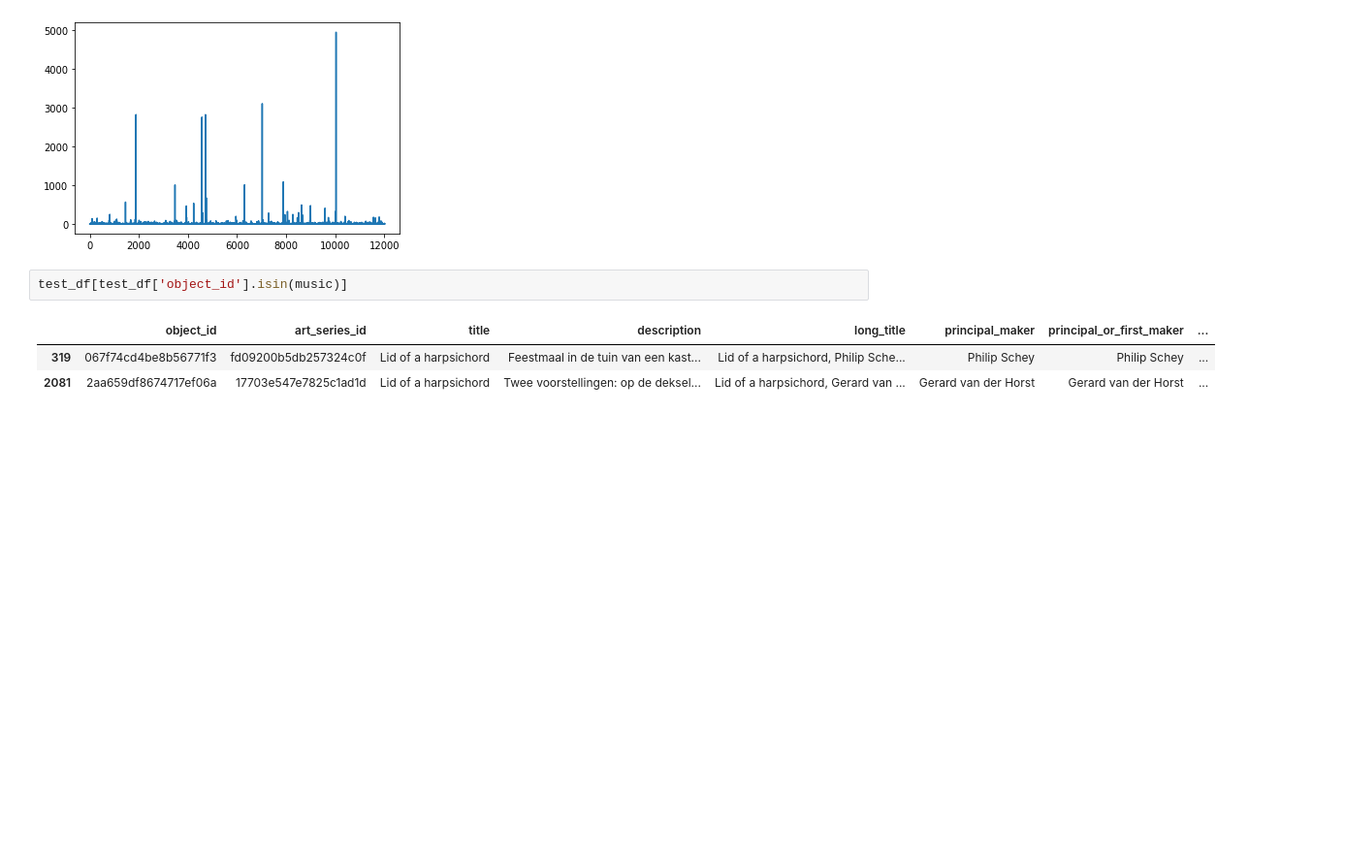
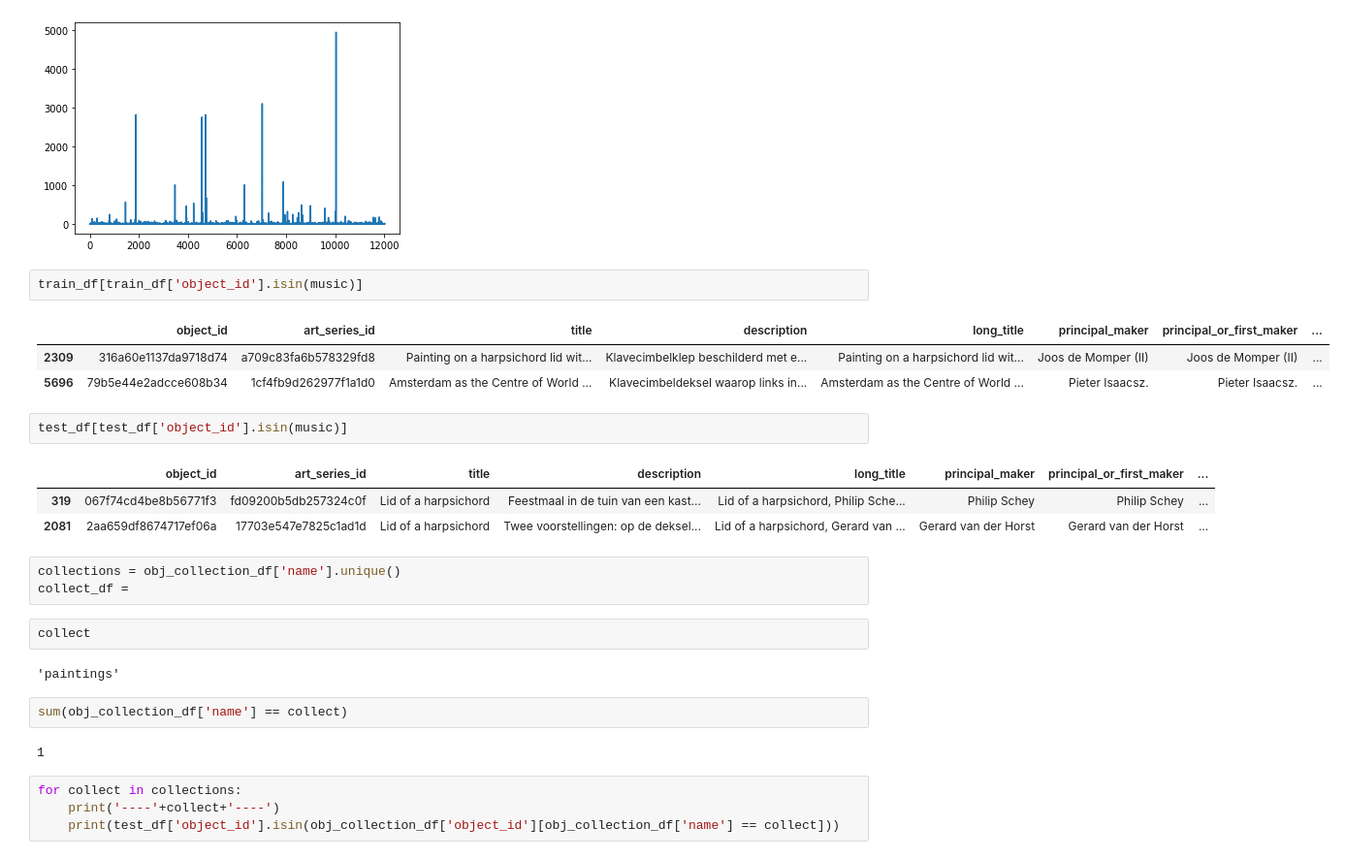
Before and after one commit to heizari/atma_10_art, a Jupyter notebook: notebook/003_EDA.ipynb, the cells around one changed output. Shown: that part at 97% size. Saved outputs shown, nothing was run; the diff lists cells and outputs as text; blank space fills up the shorter version.

```diff
--- a/notebook/003_EDA.ipynb
+++ b/notebook/003_EDA.ipynb
@@ -120,9 +115,30 @@ plt.plot(non_collent_df['likes'])
 # %% [output]
 [<matplotlib.lines.Line2D at 0x...>]
 [figure]
+# %%
+train_df[train_df['object_id'].isin(music)]
+# %% [output]
+|  | object_id | art_series_id | title | description | long_title | principal_maker | principal_or_first_maker | ... |
+| 2309 | 316a60e1137da9718d74 | a709c83fa6b578329fd8 | Painting on a harpsichord lid wit... | Klavecimbelklep beschilderd met e... | Painting on a harpsichord lid wit... | Joos de Momper (II) | Joos de Momper (II) | ... |
+| 5696 | 79b5e44e2adcce608b34 | 1cf4fb9d262977f1a1d0 | Amsterdam as the Centre of World ... | Klavecimbeldeksel waarop links in... | Amsterdam as the Centre of World ... | Pieter Isaacsz. | Pieter Isaacsz. | ... |
 # %%
 test_df[test_df['object_id'].isin(music)]
 # %% [output]
 |  | object_id | art_series_id | title | description | long_title | principal_maker | principal_or_first_maker | ... |
 | 319 | 067f74cd4be8b56771f3 | fd09200b5db257324c0f | Lid of a harpsichord | Feestmaal in de tuin van een kast... | Lid of a harpsichord, Philip Sche... | Philip Schey | Philip Schey | ... |
 | 2081 | 2aa659df8674717ef06a | 17703e547e7825c1ad1d | Lid of a harpsichord | Twee voorstellingen: op de deksel... | Lid of a harpsichord, Gerard van ... | Gerard van der Horst | Gerard van der Horst | ... |
+# %%
+collections = obj_collection_df['name'].unique()
+collect_df =
+# %%
+collect
+# %% [output]
+'paintings'
+# %%
+sum(obj_collection_df['name'] == collect)
+# %% [output]
+1
+# %%
+for collect in collections:
+    print('----'+collect+'----')
+    print(test_df['object_id'].isin(obj_collection_df['object_id'][obj_collection_df['name'] == collect]))
```
Also changed, not shown: parts of 14 cells of this notebook, 6 other files.
